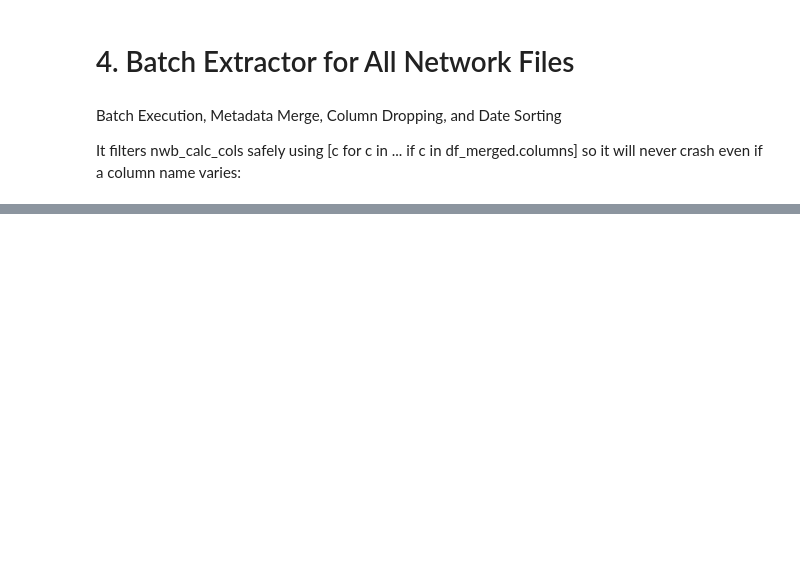
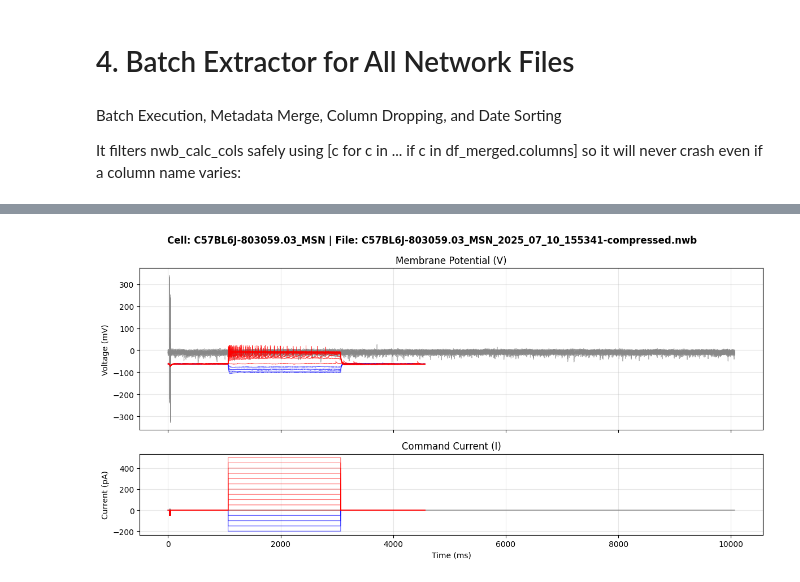
Before and after one commit to samsangmi/ipfx, a Jupyter notebook: analysis/notebooks/001_ephys_260930.ipynb, the cells around one changed output, grey strips where cells are left out. Saved outputs shown, nothing was run; the diff lists cells and outputs as text; code cells hidden in the pictures; blank space fills up the shorter version.

```diff
--- a/analysis/notebooks/001_ephys_260930.ipynb
+++ b/analysis/notebooks/001_ephys_260930.ipynb
@@ -3083,0 +4421,82 @@ Root Attributes:
+# %%
+import os
+import h5py
+import numpy as np
+import matplotlib.pyplot as plt
+
+target_cells = [
+    "C57BL6J-803059.03_MSN",
+    "C57BL6J-802013.03_cholinergic",
+    "C57BL6J-802013.02_cholinergic",
+    "C57BL6J-803064.01_cholinergic"
+]
+
+# Find file paths
+matched_files = []
+for cell in target_cells:
+    matches = [f for f in nwb_files if cell.lower() in os.path.basename(f).lower()]
+    if matches:
+        matched_files.append((cell, matches[0]))
+
+print(f"🎨 Plotting sweeps for {len(matched_files)} files...\n")
+
+for cell_name, file_path in matched_files:
+    with h5py.File(file_path, 'r') as f:
+        acq = f['acquisition/timeseries'] if 'acquisition/timeseries' in f else f['acquisition']
+        stim = f['stimulus/presentation'] if 'stimulus/presentation' in f else f.get('stimulus', {})
+
+        sweep_keys = sorted([k for k in acq.keys() if k.startswith("data_")],
+                            key=lambda x: int(x.split("_")[1]) if len(x.split("_")) > 1 and x.split("_")[1].isdigit() else 0)
+
+        fig, (ax_v, ax_i) = plt.subplots(2, 1, figsize=(12, 6), sharex=True, gridspec_kw={'height_ratios': [2, 1]})
+        fig.suptitle(f"Cell: {cell_name} | File: {os.path.basename(file_path)}", fontsize=12, fontweight='bold')
+
+        for skey in sweep_keys:
+            if not isinstance(acq[skey], (h5py.Dataset, h5py.Group)): continue
+            sweep_num = skey.split("_")[1] if len(skey.split("_")) > 1 else "0"
+
+            v_obj = acq[skey]
+            v = v_obj['data'][:] if isinstance(v_obj, h5py.Group) and 'data' in v_obj else v_obj[:]
+            if np.max(np.abs(v)) < 0.2: v = v * 1000.0  # V -> mV
+
+            i = np.zeros_like(v)
+            possible_i_keys = [k for k in stim.keys() if f"_{sweep_num}_" in k or k.endswith(f"_{sweep_num}")]
+            for k in possible_i_keys:
+                cand_obj = stim[k]
+                candidate_i = cand_obj['data'][:] if isinstance(cand_obj, h5py.Group) and 'data' in cand_obj else cand_obj[:]
+                if np.max(np.abs(candidate_i)) > 0:
+                    i = candidate_i
+                    break
+
+            if np.max(np.abs(i)) < 1e-3 and np.max(np.abs(i)) > 0: i = i * 1e12  # A -> pA
+
+            t = np.arange(len(v)) / 25.0  # ms @ 25 kHz
+
+            base_len = min(1000, len(i) // 10)
+            i_base = np.mean(i[:base_len])
+            pulse_idx = np.where(np.abs(i - i_base) > 2.0)[0]
+
+            # Color coding: Blue = Hyperpolarizing, Red = Depolarizing, Gray = Flat/No step
+            if len(pulse_idx) > 100:
+                p_start, p_end = pulse_idx[0], pulse_idx[-1]
+                p_len = p_end - p_start
+                delta_i = np.mean(i[p_start + int(p_len * 0.1) : p_end - int(p_len * 0.1)]) - i_base
+                color = 'blue' if delta_i < -5.0 else ('red' if delta_i > 5.0 else 'gray')
+            else:
+                color = 'gray'
+
+            ax_v.plot(t, v, color=color, alpha=0.6, linewidth=0.8)
+            ax_i.plot(t, i, color=color, alpha=0.6, linewidth=0.8)
+
+        ax_v.set_ylabel("Voltage (mV)")
+        ax_v.set_title("Membrane Potential (V)")
+        ax_v.grid(True, alpha=0.3)
+
+        ax_i.set_ylabel("Current (pA)")
+        ax_i.set_xlabel("Time (ms)")
+        ax_i.set_title("Command Current (I)")
+        ax_i.grid(True, alpha=0.3)
+
+        plt.tight_layout()
+        plt.show()
+# %% [output]
@@ -3083,0 +4504 @@ Root Attributes:
+[figure, added]
```
Also changed, not shown: parts of 58 cells of this notebook.
